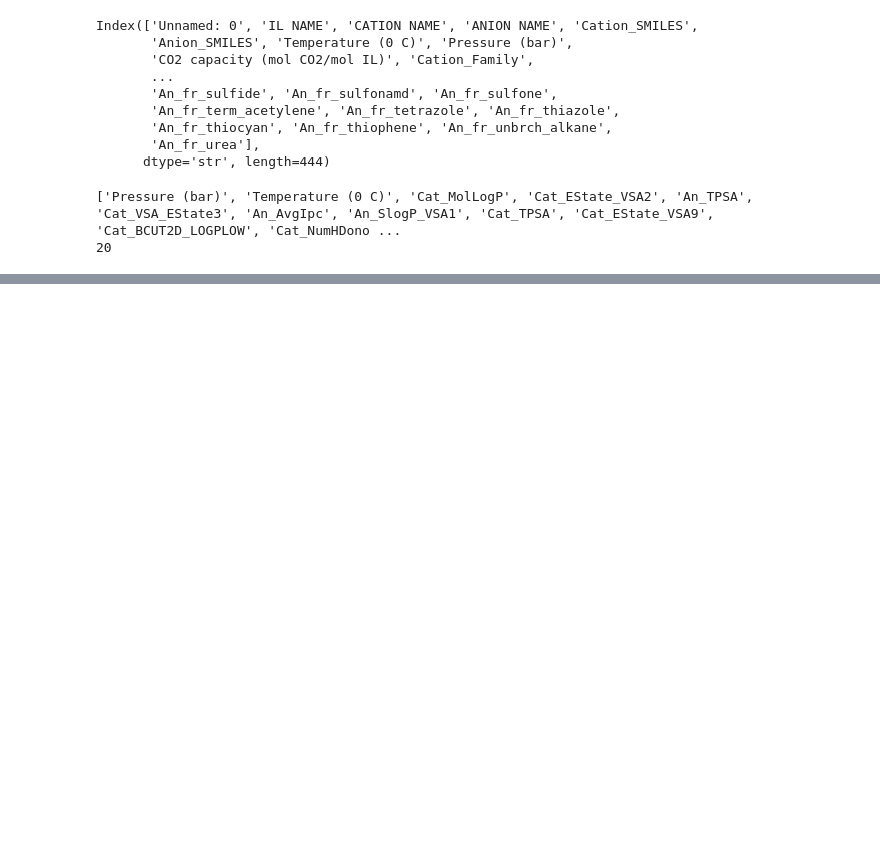
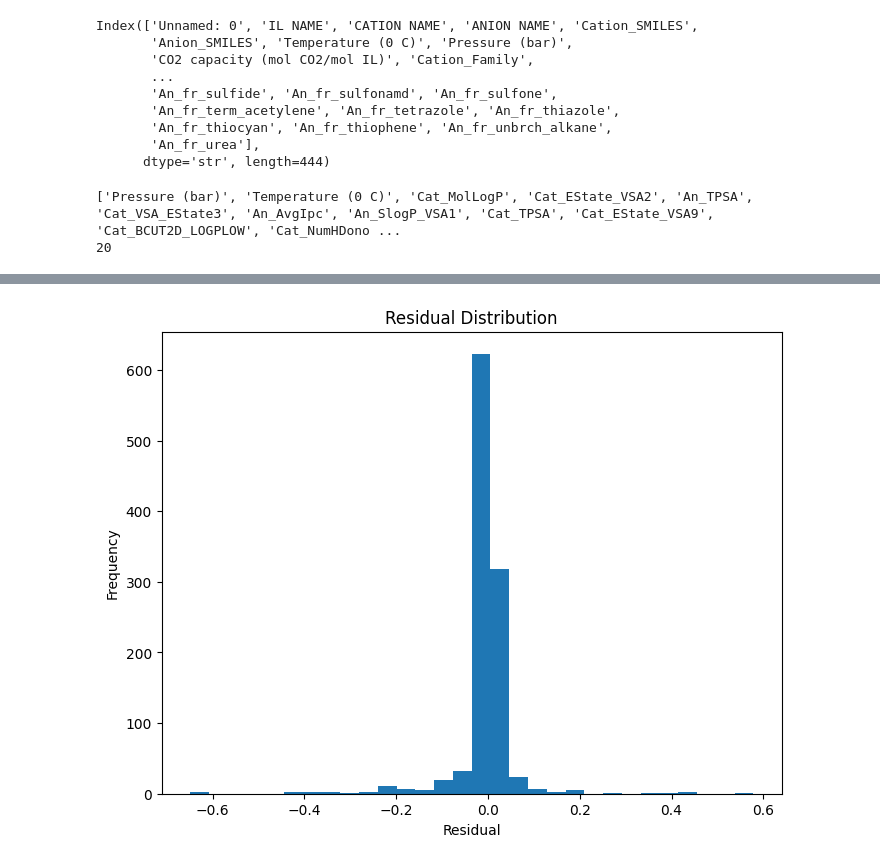
Before and after one commit to Jaideepsingh11/CO2_Solubility_Prediction_Using_Ionic_Liquids, a Jupyter notebook: notebooks/SVM.ipynb, the cells around one changed output, grey strips where cells are left out. Saved outputs shown, nothing was run; the diff lists cells and outputs as text; code cells hidden in the pictures; blank space fills up the shorter version.

```diff
--- a/notebooks/SVM.ipynb
+++ b/notebooks/SVM.ipynb
@@ -232,0 +298,18 @@ print(top5_rf)
+# %%
+residuals = y_test - y_pred_rbf
+# %%
+plt.figure(figsize=(8,6))
+
+plt.hist(
+    residuals,
+    bins=30
+)
+
+plt.xlabel("Residual")
+plt.ylabel("Frequency")
+
+plt.title("Residual Distribution")
+
+plt.show()
+# %% [output]
+[figure, added]
```
Also changed, not shown: parts of 7 cells of this notebook, 12 other files.
